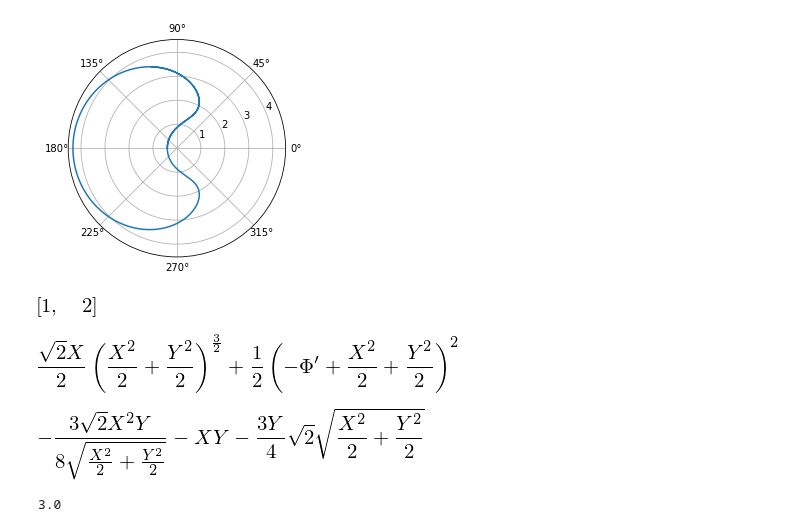
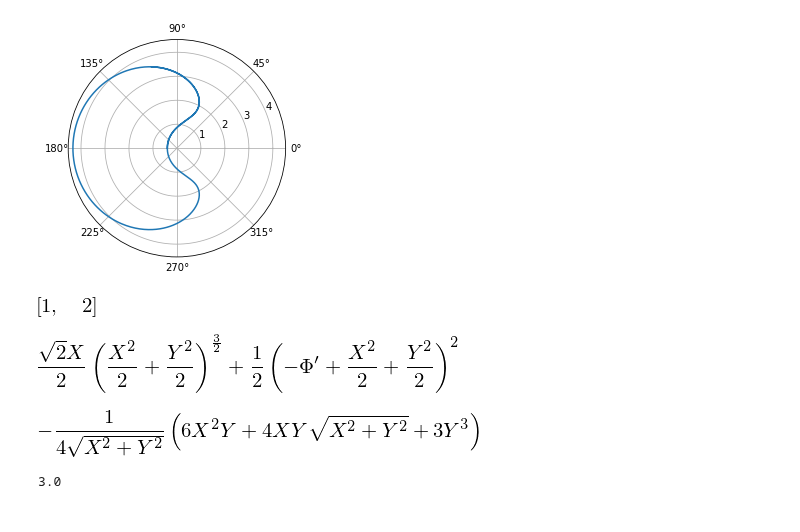
Before and after one commit to shadden/celmech, a Jupyter notebook: Clickplot.ipynb, the cells around one changed output. Saved outputs shown, nothing was run; the diff lists cells and outputs as text; code cells hidden in the pictures.

```diff
--- a/Clickplot.ipynb
+++ b/Clickplot.ipynb
@@ -45,10 +45,10 @@ H.H
 # %% [output]
 [figure]
 # %%
-from sympy import S, diff
-diff(H.derivs[S('X')], S('X'))
+from sympy import S, diff, simplify, cancel
+simplify(diff(H.derivs[S('X')], S('X')))
 # %% [output]
-[figure, old version]
+[figure, new version]
 # %%
 H.integrator.t
 # %% [output]
```
Also changed, not shown: parts of 1 cell of this notebook, 3 other files.
